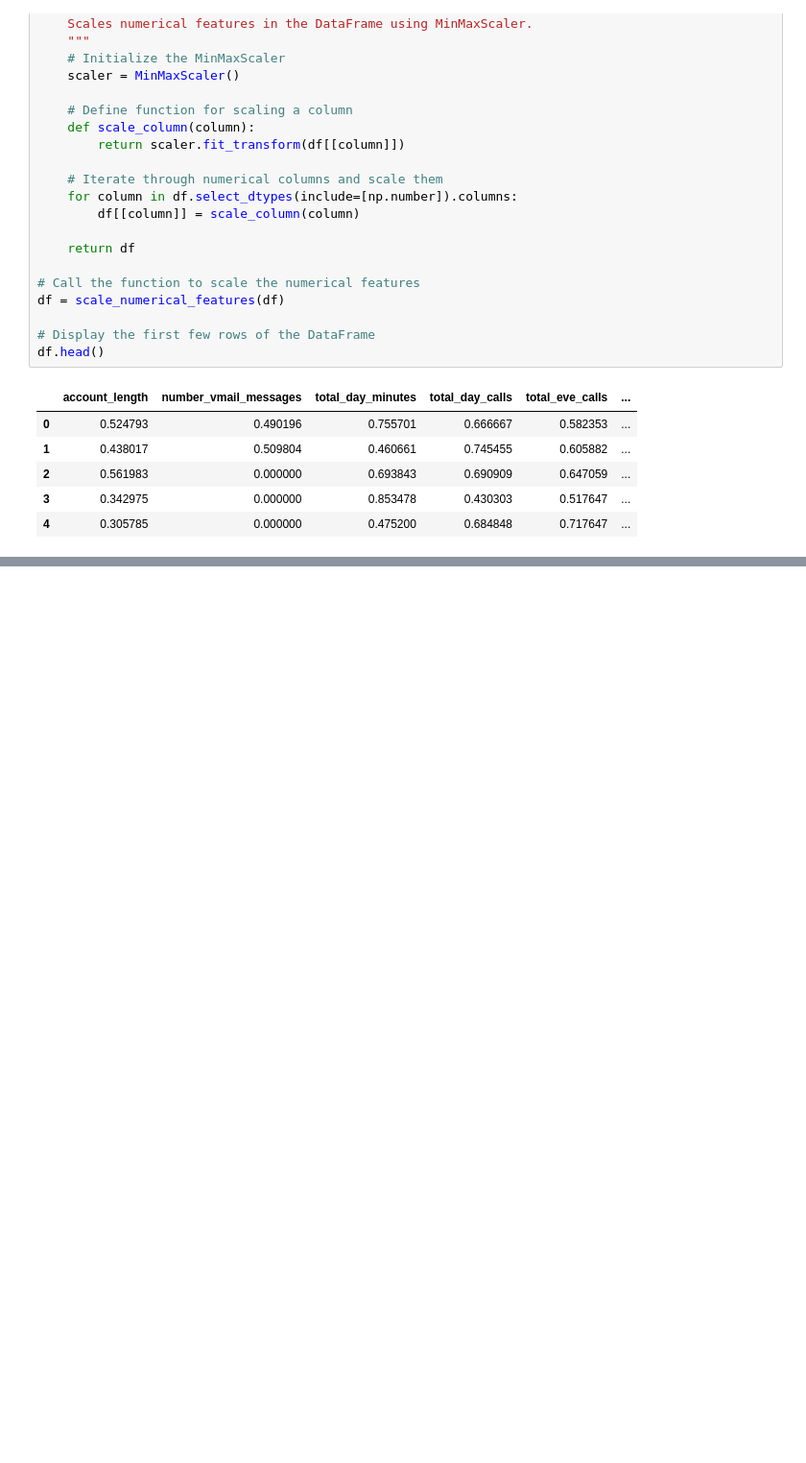
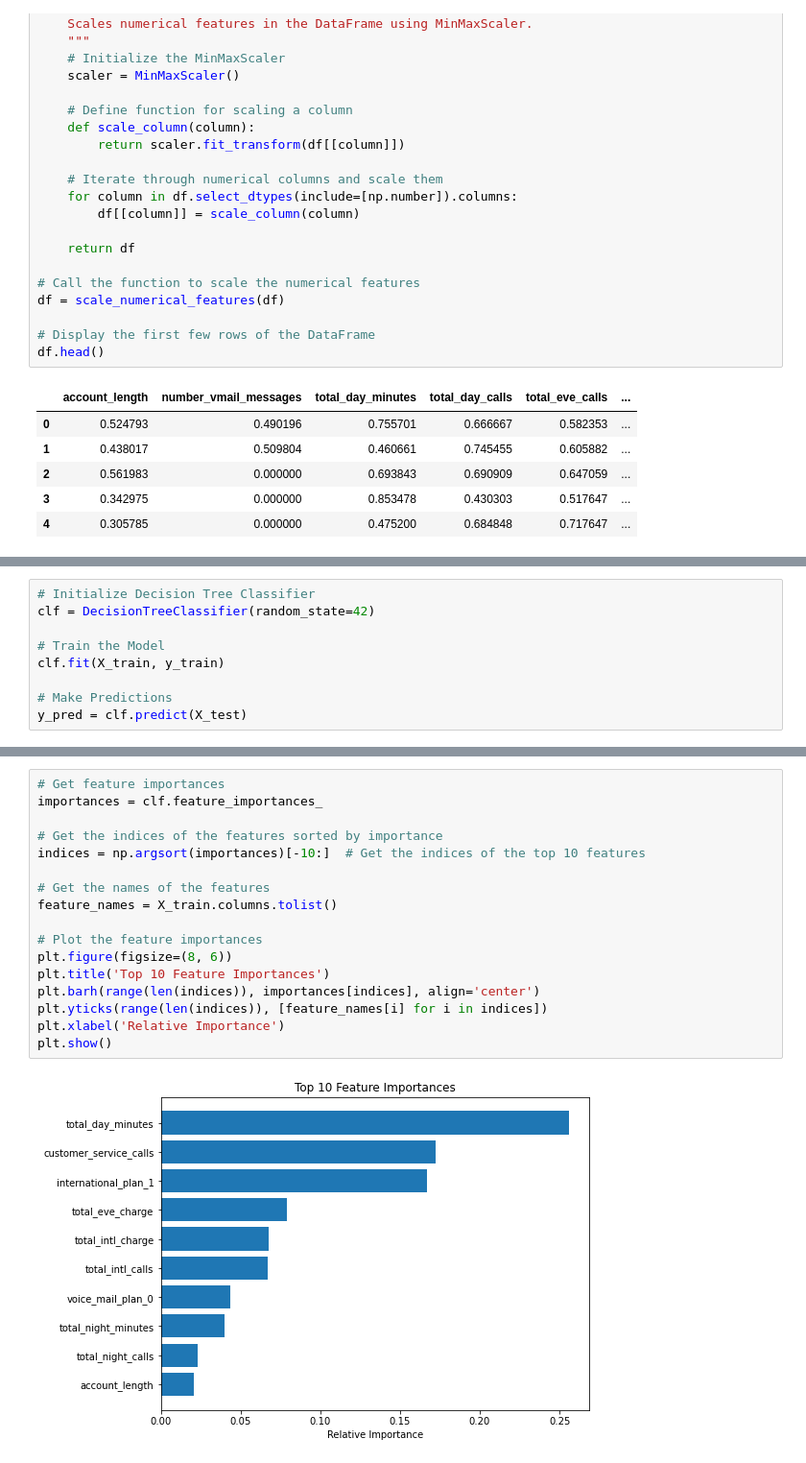
Before and after one commit to juliettmwaura/Phase-3-Project, a Jupyter notebook: Telecomms.ipynb, the cells around one changed output, grey strips where cells are left out. Shown at 96% size. Drawn from its saved outputs; the diff is of its cells as text; blank space fills up the shorter version.

```diff
--- a/Telecomms.ipynb
+++ b/Telecomms.ipynb
@@ -543,0 +793,9 @@ df.head()
+# %%
+# Initialize Decision Tree Classifier
+clf = DecisionTreeClassifier(random_state=42)
+
+# Train the Model
+clf.fit(X_train, y_train)
+
+# Make Predictions
+y_pred = clf.predict(X_test)
@@ -543,0 +896,19 @@ df.head()
+# %%
+# Get feature importances
+importances = clf.feature_importances_
+
+# Get the indices of the features sorted by importance
+indices = np.argsort(importances)[-10:]  # Get the indices of the top 10 features
+
+# Get the names of the features
+feature_names = X_train.columns.tolist()
+
+# Plot the feature importances
+plt.figure(figsize=(8, 6))
+plt.title('Top 10 Feature Importances')
+plt.barh(range(len(indices)), importances[indices], align='center')
+plt.yticks(range(len(indices)), [feature_names[i] for i in indices])
+plt.xlabel('Relative Importance')
+plt.show()
+# %% [output]
+[figure, added]
```
Also changed, not shown: parts of 35 cells of this notebook.
